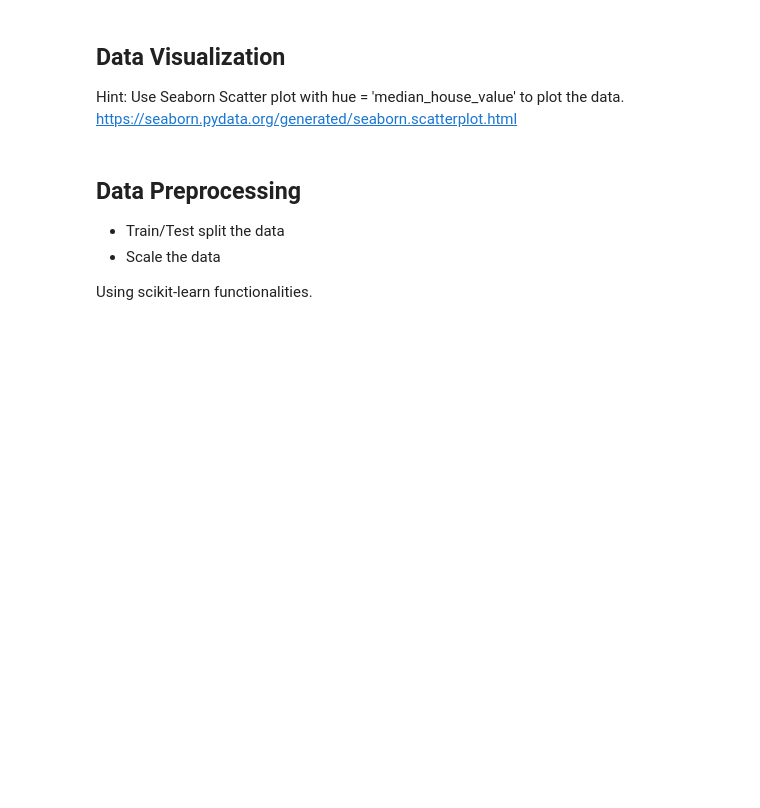
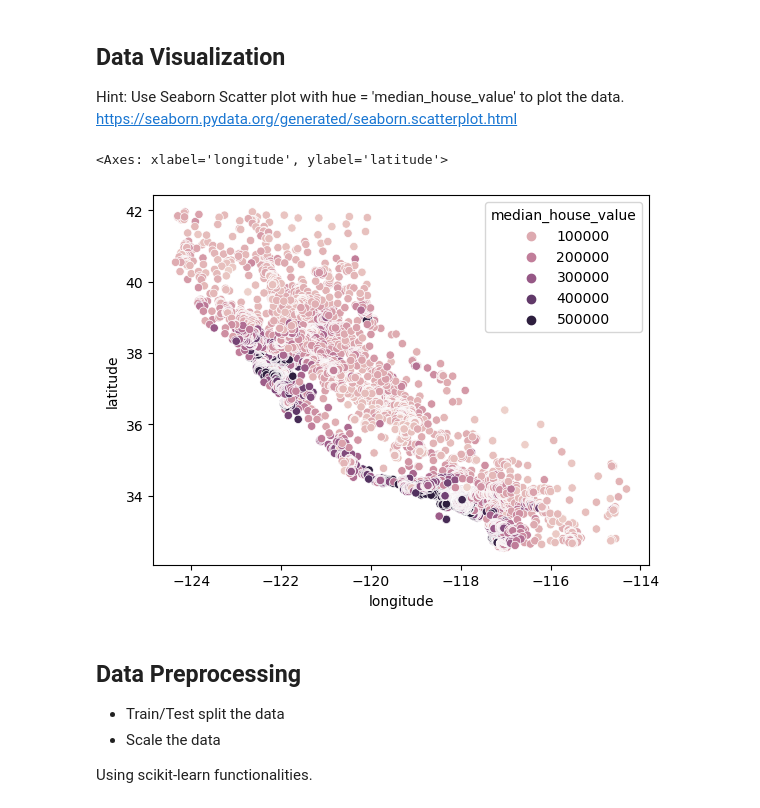
Before and after one commit to TheTharz/ML-Lectures, a Jupyter notebook: Lab 06/KMeans_Students_Version.ipynb, the cells around one changed output. Drawn from its saved outputs; the diff is of its cells as text; code cells hidden in the pictures; blank space fills up the shorter version.

```diff
--- a/Lab 06/KMeans_Students_Version.ipynb
+++ b/Lab 06/KMeans_Students_Version.ipynb
@@ -135,7 +147,10 @@ Load only three data features as follows,
 * median_house_value: The median house price within a block measured in USD.
 # %%
 # load the dataset as a pandas dataframe
-# Load only the following features:
-#       'longitude', 'latitude', 'median_house_value'
+import pandas as pd
+housing = pd.read_csv('housing.csv')
+# Load only the following features:'longitude', 'latitude', 'median_house_value'
 
-# Your code here
+housing = housing[['longitude', 'latitude', 'median_house_value']]
+# Visualize the dataset
+housing.head()
@@ -145,9 +167,13 @@ Load only three data features as follows,
 Hint: Use Seaborn Scatter plot with hue = 'median_house_value' to plot the data.
 https://seaborn.pydata.org/generated/seaborn.scatterplot.html
 # %%
-# Use seaborn to visualize data
-
+# Use seaborn to visualize data use hue
+import seaborn as sns
+sns.scatterplot(x='longitude', y='latitude', hue='median_house_value', data=housing)
 # Your code here
+# %% [output]
+<Axes: xlabel='longitude', ylabel='latitude'>
+[figure, added]
 # %% [markdown]
 ## Data Preprocessing
 
```
Also changed, not shown: parts of 18 cells of this notebook, 2 other files.
